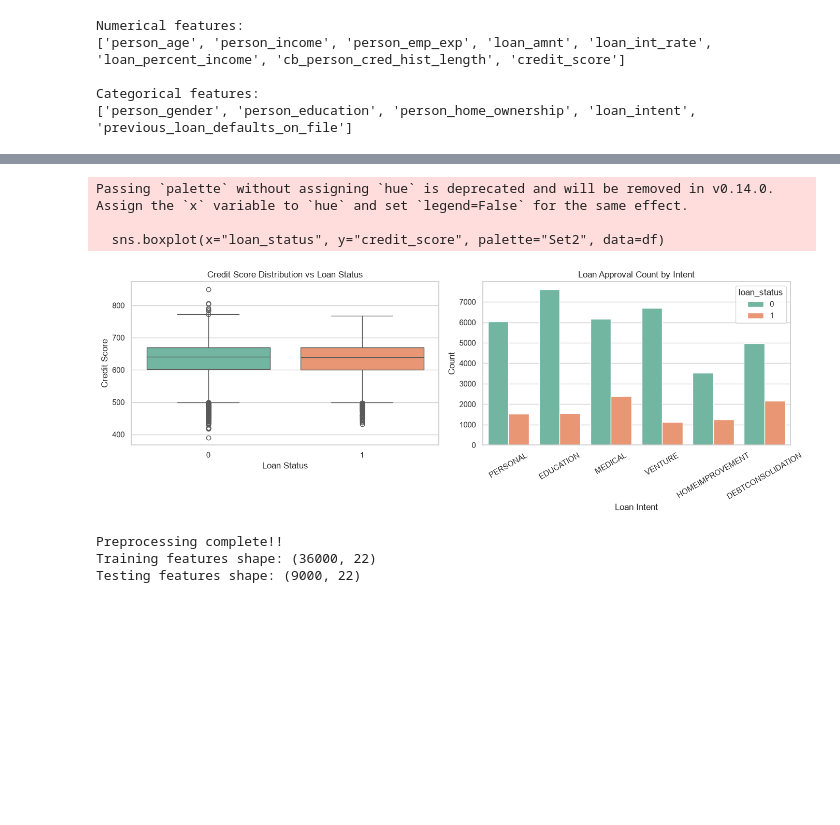
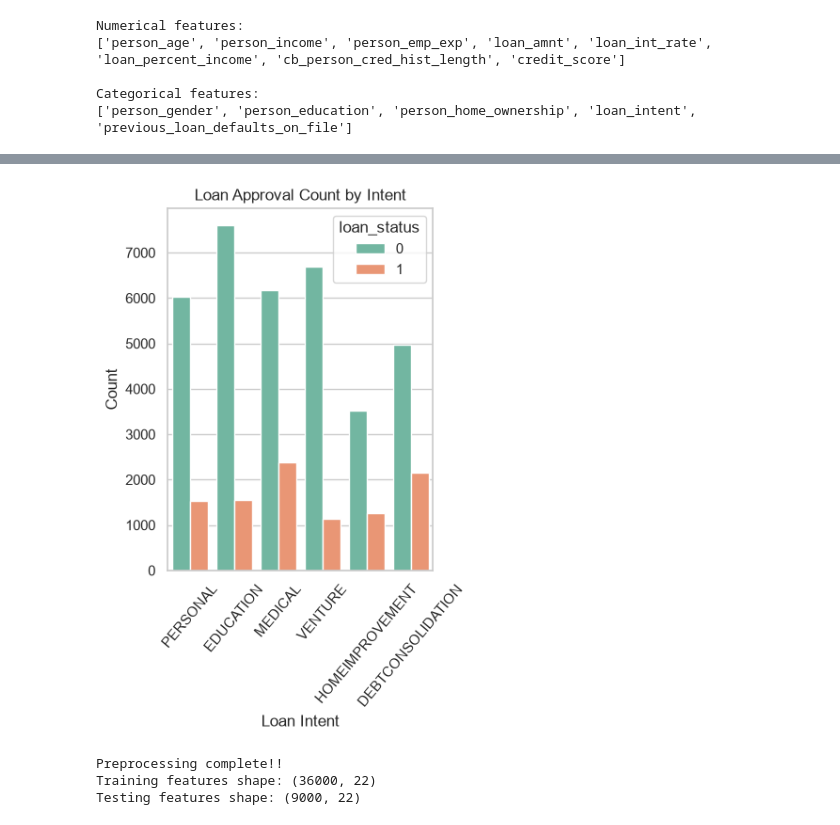
Before and after one commit to sreyasaju/loanApprove_ML, a Jupyter notebook: notebooks/loan_approval.ipynb, the cells around one changed output, grey strips where cells are left out. Cells and saved outputs as stored; diff of their text form; code cells hidden in the pictures; blank space fills up the shorter version.

```diff
--- a/notebooks/loan_approval.ipynb
+++ b/notebooks/loan_approval.ipynb
@@ -140,31 +154,17 @@ Categorical features:
 # %%
-# set the plot
-sns.set_theme(style="whitegrid")
-plt.figure(figsize=(14, 5))
-
-
-# plot 1: credit Score vs loan Approval
-plt.subplot(1, 2, 1)
-sns.boxplot(x="loan_status", y="credit_score",hue="loan_status", palette="Set2", legend=False, data=df)
-plt.title("Credit Score Distribution vs Loan Status")
-plt.xlabel("Loan Status")
-plt.ylabel("Credit Score")
+plt.figure(figsize=(8, 5))
 
 # plot 2: loan Intent vs approval status
 plt.subplot(1, 2, 2)
 sns.countplot(data=df, x='loan_intent', hue='loan_status', palette='Set2')
 plt.title('Loan Approval Count by Intent')
 plt.xlabel('Loan Intent')
 plt.ylabel('Count')
-plt.xticks(rotation=30) # so that the intents don't overlap ;)
+plt.xticks(rotation=50) # so that the intents don't overlap ;)
 
-plt.tight_layout()
 plt.show()
 # %% [output]
-Passing `palette` without assigning `hue` is deprecated and will be removed in v0.14.0. Assign the `x` variable to `hue` and set `legend=False` for the same effect.
-
-  sns.boxplot(x="loan_status", y="credit_score", palette="Set2", data=df)
-[figure, old version]
+[figure, new version]
 # %%
 from sklearn.model_selection import train_test_split
 from sklearn.preprocessing import StandardScaler
```
Also changed, not shown: parts of 2 cells of this notebook.
